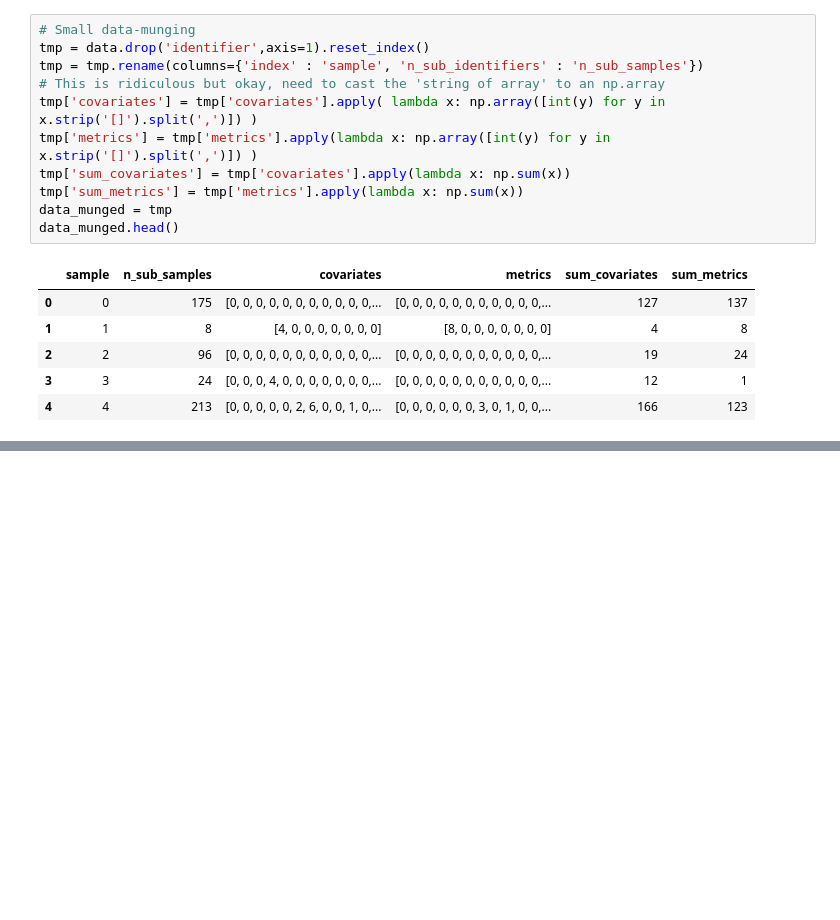
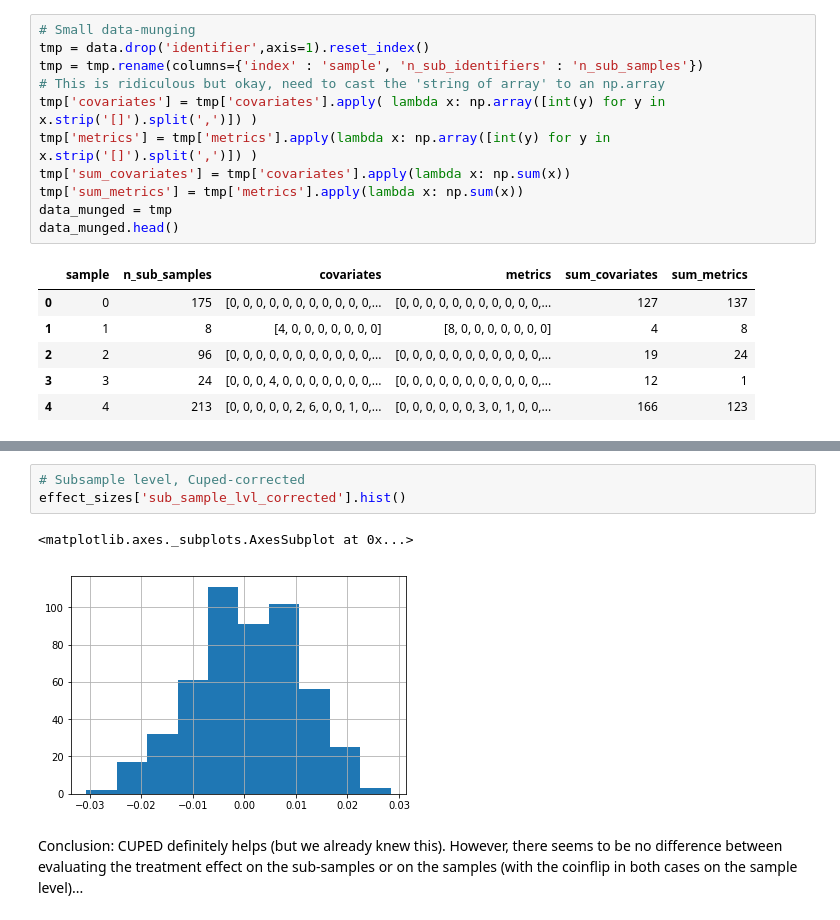
Before and after one commit to jrnhofman/Miscellaneous, a Jupyter notebook: experimentation_effect_sizes/experimentation_effect_sizes.ipynb, the cells around one changed output, grey strips where cells are left out. Cells and saved outputs as stored; diff of their text form; blank space fills up the shorter version.

```diff
--- a/experimentation_effect_sizes/experimentation_effect_sizes.ipynb
+++ b/experimentation_effect_sizes/experimentation_effect_sizes.ipynb
@@ -69,0 +166,8 @@ data_munged.head()
+# %%
+# Subsample level, Cuped-corrected
+effect_sizes['sub_sample_lvl_corrected'].hist()
+# %% [output]
+<matplotlib.axes._subplots.AxesSubplot at 0x...>
+[figure, added]
+# %% [markdown]
+Conclusion: CUPED definitely helps (but we already knew this). However, there seems to be no difference between evaluating the treatment effect on the sub-samples or on the samples (with the coinflip in both cases on the sample level)...
```
Also changed, not shown: parts of 9 cells of this notebook.
